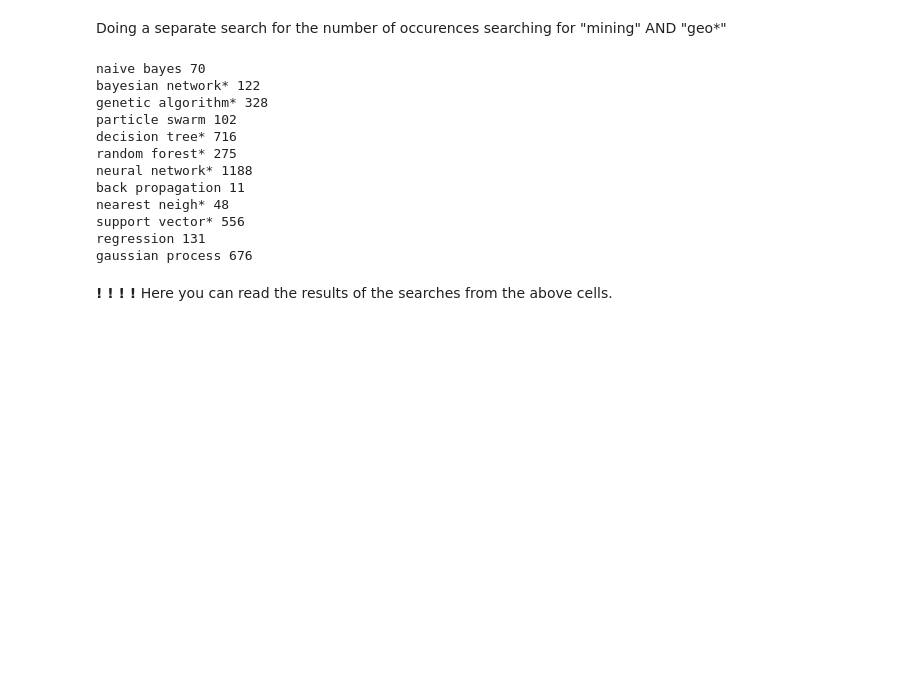
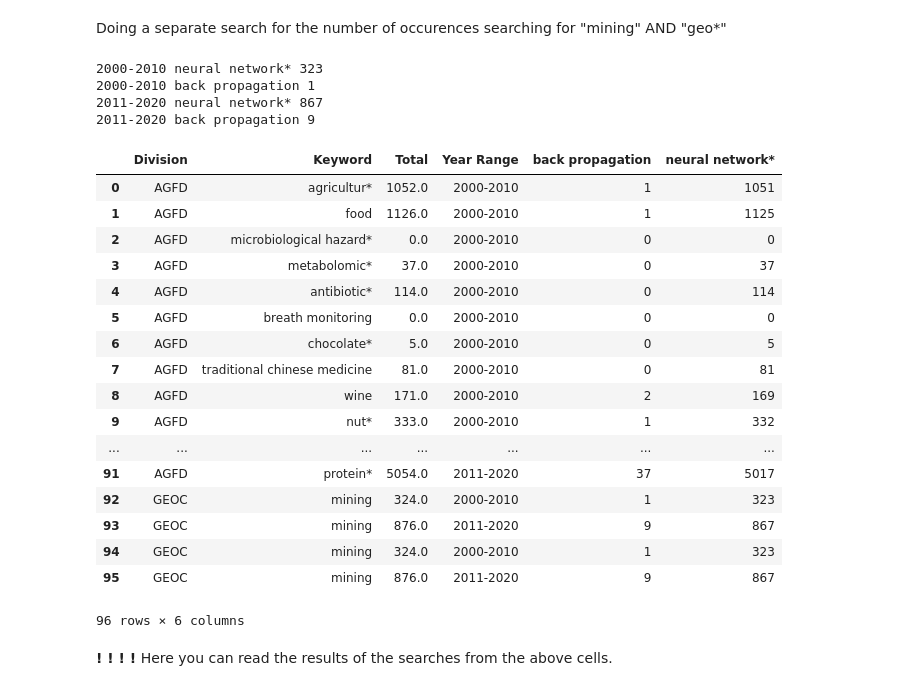
Before and after one commit to keithgroup/scopus_searching_ML_in_chem_literature, a Jupyter notebook: scopus_searches_ML_in_chem.ipynb, the cells around one changed output. Drawn from its saved outputs; the diff is of its cells as text; code cells hidden in the pictures; blank space fills up the shorter version.

Commit message:
completed initial scopus searches

```diff
--- a/scopus_searches_ML_in_chem.ipynb
+++ b/scopus_searches_ML_in_chem.ipynb
@@ -279,45 +247,62 @@ TITLE-ABS-KEY("protein*") AND TITLE-ABS-KEY("neural network*")
 # %% [markdown]
 Doing a separate search for the number of occurences searching for "mining" AND "geo*"
 # %%
-mining_dict = {'Division':'GEOC',
-              'Keyword':'mining'}
+for year_range in years:
 
-num_results_total = 0
-for term in ml_terms:
+    mining_dict = {'Division':'GEOC',
+                   'Keyword':'mining',
+                   'Year Range':f'{year_range[0]+1}-{year_range[1]-1}'}
 
-            plain_query = make_query_string(['mining','geo*'],"AND")
+    num_results_total = 0
+    for term in ml_terms:
 
-            if term[-1] == 'machine learning':
+                plain_query = make_query_string(['mining','geo*'],"AND")
 
-                plain_query += " AND " + make_query_string(term,"AND")
+                if term[-1] == 'machine learning':
 
-            else:
+                    plain_query += " AND " + make_query_string(term,"AND")
 
-                plain_query += " AND " + make_query_string(term)
+                else:
 
-            request = make_request(plain_query, config['apikey'])
-            num_results = request['search-results']['opensearch:totalResults']
-            mining_dict.update({term[0]:num_results})
-            num_results_total += int(num_results)
-            print(term[0], num_results)
+                    plain_query += " AND " + make_query_string(term)
 
-            #print(plain_query)
+                plain_query += f" AND (PUBYEAR > {year_range[0]} AND PUBYEAR < {year_range[1]})"
+                request = make_request(plain_query, config['apikey'])
+                num_results = request['search-results']['opensearch:totalResults']
+                mining_dict.update({term[0]:num_results})
+                num_results_total += int(num_results)
+                print(f'{year_range[0]+1}-{year_range[1]-1}', term[0], num_results)
 
-mining_dict.update({'Total':num_results_total})
-df = df.append(mining_dict,ignore_index = True)
+                #print(plain_query)
+
+    mining_dict.update({'Total':num_results_total})
+    df = df.append(mining_dict,ignore_index = True)
 # %% [output]
-naive bayes 70
-bayesian network* 122
-genetic algorithm* 328
-particle swarm 102
-decision tree* 716
-random forest* 275
-neural network* 1188
-back propagation 11
-nearest neigh* 48
-support vector* 556
-regression 131
-gaussian process 676
+2000-2010 neural network* 323
+2000-2010 back propagation 1
+2011-2020 neural network* 867
+2011-2020 back propagation 9
+# %%
+df
+# %% [output]
+|  | Division | Keyword | Total | Year Range | back propagation | neural network* |
+| 0 | AGFD | agricultur* | 1052.0 | 2000-2010 | 1 | 1051 |
+| 1 | AGFD | food | 1126.0 | 2000-2010 | 1 | 1125 |
+| 2 | AGFD | microbiological hazard* | 0.0 | 2000-2010 | 0 | 0 |
+| 3 | AGFD | metabolomic* | 37.0 | 2000-2010 | 0 | 37 |
+| 4 | AGFD | antibiotic* | 114.0 | 2000-2010 | 0 | 114 |
+| 5 | AGFD | breath monitoring | 0.0 | 2000-2010 | 0 | 0 |
+| 6 | AGFD | chocolate* | 5.0 | 2000-2010 | 0 | 5 |
+| 7 | AGFD | traditional chinese medicine | 81.0 | 2000-2010 | 0 | 81 |
+| 8 | AGFD | wine | 171.0 | 2000-2010 | 2 | 169 |
+| 9 | AGFD | nut* | 333.0 | 2000-2010 | 1 | 332 |
+| ... | ... | ... | ... | ... | ... | ... |
+| 91 | AGFD | protein* | 5054.0 | 2011-2020 | 37 | 5017 |
+| 92 | GEOC | mining | 324.0 | 2000-2010 | 1 | 323 |
+| 93 | GEOC | mining | 876.0 | 2011-2020 | 9 | 867 |
+| 94 | GEOC | mining | 324.0 | 2000-2010 | 1 | 323 |
+| 95 | GEOC | mining | 876.0 | 2011-2020 | 9 | 867 |
+96 rows × 6 columns
 # %%
 df.to_csv('occurences_of_individual_keywords.csv')
 # %% [markdown]
```
Also changed, not shown: parts of 4 cells of this notebook, 1 other file.
